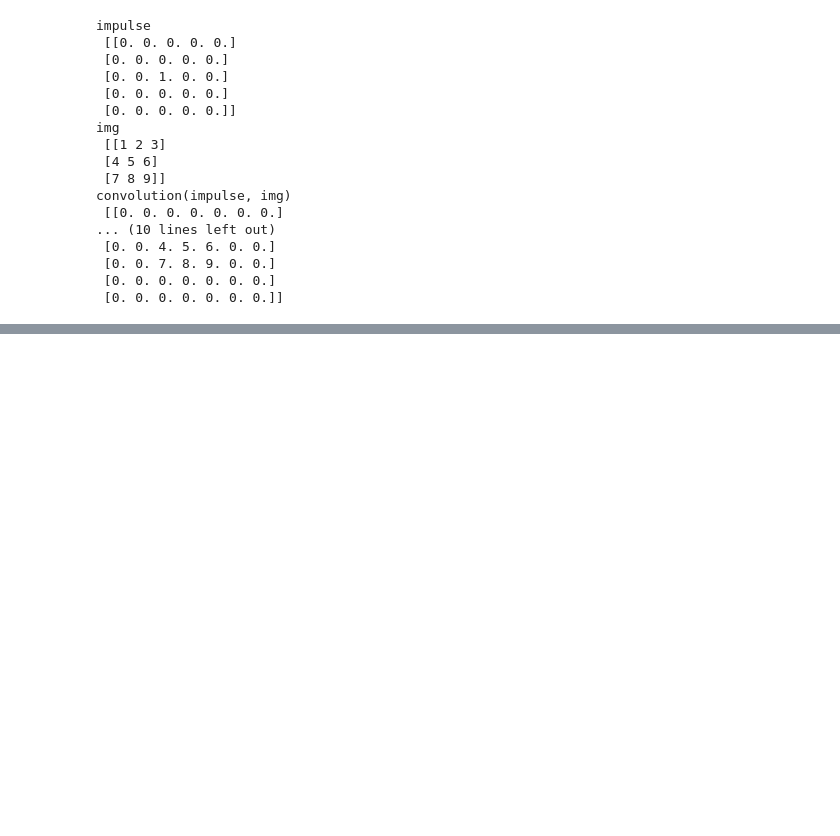
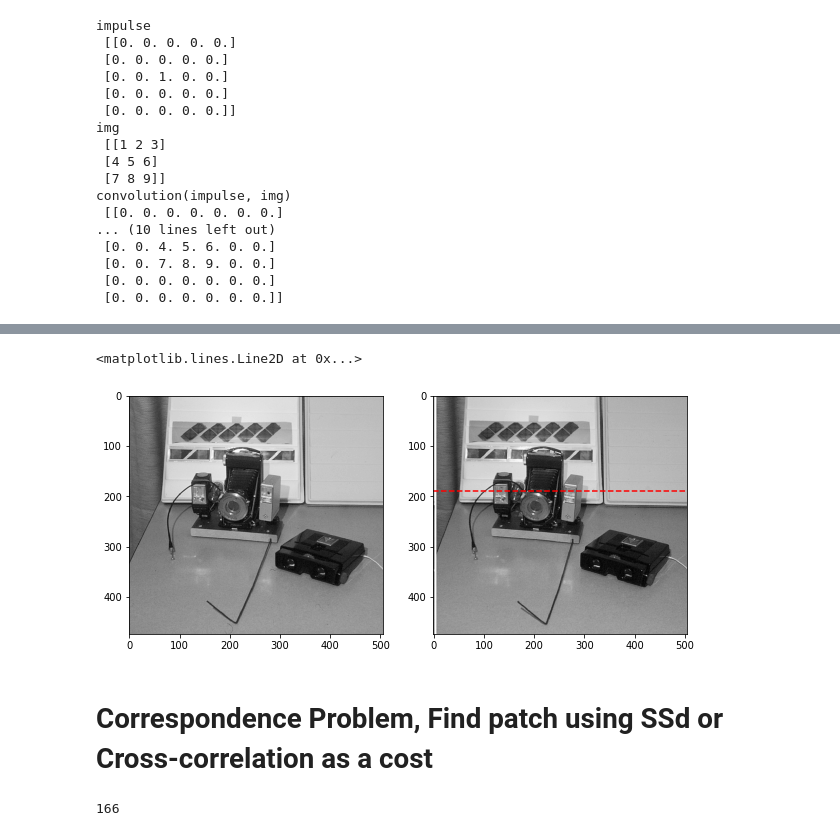
Before and after one commit to AndyPietr/oneComputerVisionNotebook, a Jupyter notebook: ComputerVisionNotebook.ipynb, the cells around one changed output, grey strips where cells are left out. Cells and saved outputs as stored; diff of their text form; code cells hidden in the pictures; blank space fills up the shorter version.

```diff
--- a/ComputerVisionNotebook.ipynb
+++ b/ComputerVisionNotebook.ipynb
@@ -194,0 +305,25 @@ X
+# %%
+plt.subplot(121)
+plt.imshow(s1,cmap='gray')
+plt.subplot(122)
+plt.imshow(s2,cmap='gray')
+plt.axhline(y=patch_y, color='r', linestyle='--')
+# %% [output]
+<matplotlib.lines.Line2D at 0x...>
+[figure, added]
+# %% [markdown]
+# Correspondence Problem, Find patch using SSd or Cross-correlation as a cost
+# %%
+import numpy as np
+from scipy.signal import correlate2d
+
+cost_Conv=[]
+cost_SSD=[]
+smallest_x=0
+for x in range(s2.shape[0]-patch_size+1):
+    second_patch = s2[patch_y:patch_y+patch_size, x:x+patch_size]
+    cost_SSD.append(np.sum((patch[:,:]-second_patch[:,:])**2))
+    cost_Conv.append(np.sum(np.multiply(second_patch,patch)))
+cost_SSD.index(min(cost_SSD))
+# %% [output]
+166
```
Also changed, not shown: parts of 22 cells of this notebook, 7 other files.
